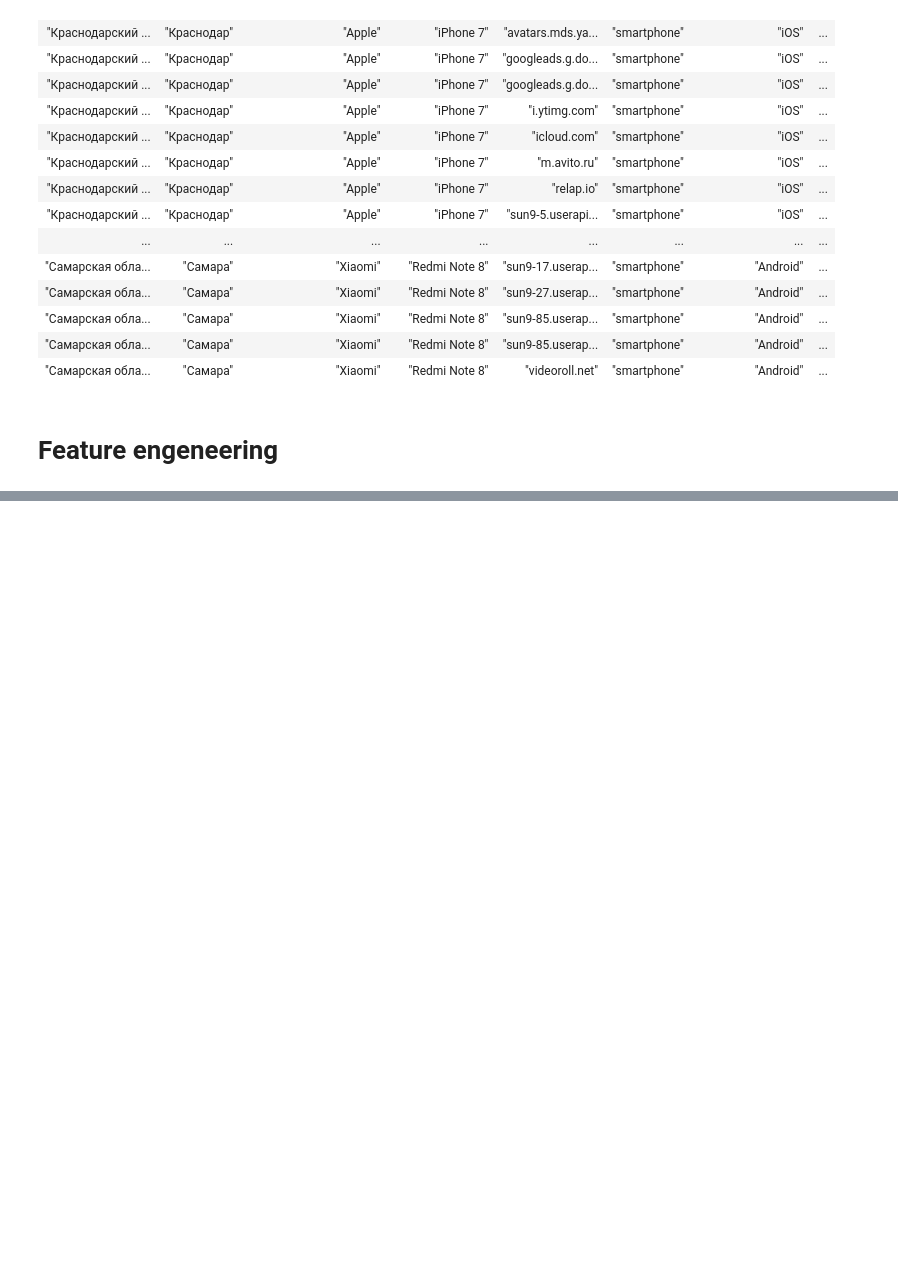
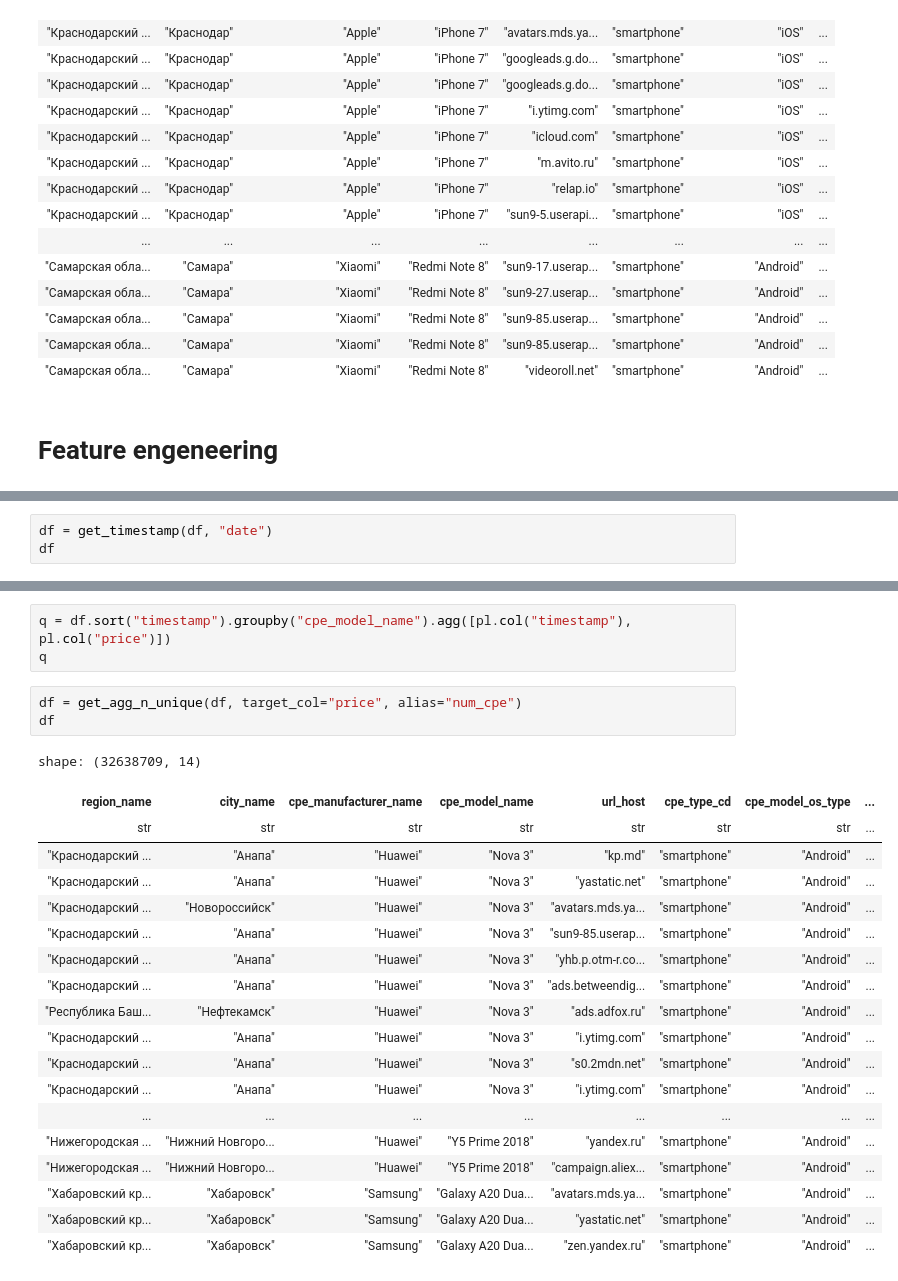
Before and after one commit to shockless/mts-ml-cup, a Jupyter notebook: our_baseline.ipynb, the cells around one changed output, grey strips where cells are left out. Saved outputs shown, nothing was run; the diff lists cells and outputs as text; blank space fills up the shorter version.

```diff
--- a/our_baseline.ipynb
+++ b/our_baseline.ipynb
@@ -114,0 +94,3 @@ shape: (5, 2)
+# %%
+df = get_timestamp(df, "date")
+df
@@ -114,0 +117,26 @@ shape: (5, 2)
+# %%
+q = df.sort("timestamp").groupby("cpe_model_name").agg([pl.col("timestamp"), pl.col("price")])
+q
+# %%
+df = get_agg_n_unique(df, target_col="price", alias="num_cpe")
+df
+# %% [output]
+shape: (32638709, 14)
+| region_name | city_name | cpe_manufacturer_name | cpe_model_name | url_host | cpe_type_cd | cpe_model_os_type | ... |
+| str | str | str | str | str | str | str | ... |
+| "Краснодарский ... | "Анапа" | "Huawei" | "Nova 3" | "kp.md" | "smartphone" | "Android" | ... |
+| "Краснодарский ... | "Анапа" | "Huawei" | "Nova 3" | "yastatic.net" | "smartphone" | "Android" | ... |
+| "Краснодарский ... | "Новороссийск" | "Huawei" | "Nova 3" | "avatars.mds.ya... | "smartphone" | "Android" | ... |
+| "Краснодарский ... | "Анапа" | "Huawei" | "Nova 3" | "sun9-85.userap... | "smartphone" | "Android" | ... |
+| "Краснодарский ... | "Анапа" | "Huawei" | "Nova 3" | "yhb.p.otm-r.co... | "smartphone" | "Android" | ... |
+| "Краснодарский ... | "Анапа" | "Huawei" | "Nova 3" | "ads.betweendig... | "smartphone" | "Android" | ... |
+| "Республика Баш... | "Нефтекамск" | "Huawei" | "Nova 3" | "ads.adfox.ru" | "smartphone" | "Android" | ... |
+| "Краснодарский ... | "Анапа" | "Huawei" | "Nova 3" | "i.ytimg.com" | "smartphone" | "Android" | ... |
+| "Краснодарский ... | "Анапа" | "Huawei" | "Nova 3" | "s0.2mdn.net" | "smartphone" | "Android" | ... |
+| "Краснодарский ... | "Анапа" | "Huawei" | "Nova 3" | "i.ytimg.com" | "smartphone" | "Android" | ... |
+| ... | ... | ... | ... | ... | ... | ... | ... |
+| "Нижегородская ... | "Нижний Новгоро... | "Huawei" | "Y5 Prime 2018" | "yandex.ru" | "smartphone" | "Android" | ... |
+| "Нижегородская ... | "Нижний Новгоро... | "Huawei" | "Y5 Prime 2018" | "campaign.aliex... | "smartphone" | "Android" | ... |
+| "Хабаровский кр... | "Хабаровск" | "Samsung" | "Galaxy A20 Dua... | "avatars.mds.ya... | "smartphone" | "Android" | ... |
+| "Хабаровский кр... | "Хабаровск" | "Samsung" | "Galaxy A20 Dua... | "yastatic.net" | "smartphone" | "Android" | ... |
+| "Хабаровский кр... | "Хабаровск" | "Samsung" | "Galaxy A20 Dua... | "zen.yandex.ru" | "smartphone" | "Android" | ... |
```
Also changed, not shown: parts of 9 cells of this notebook, 1 other file.
